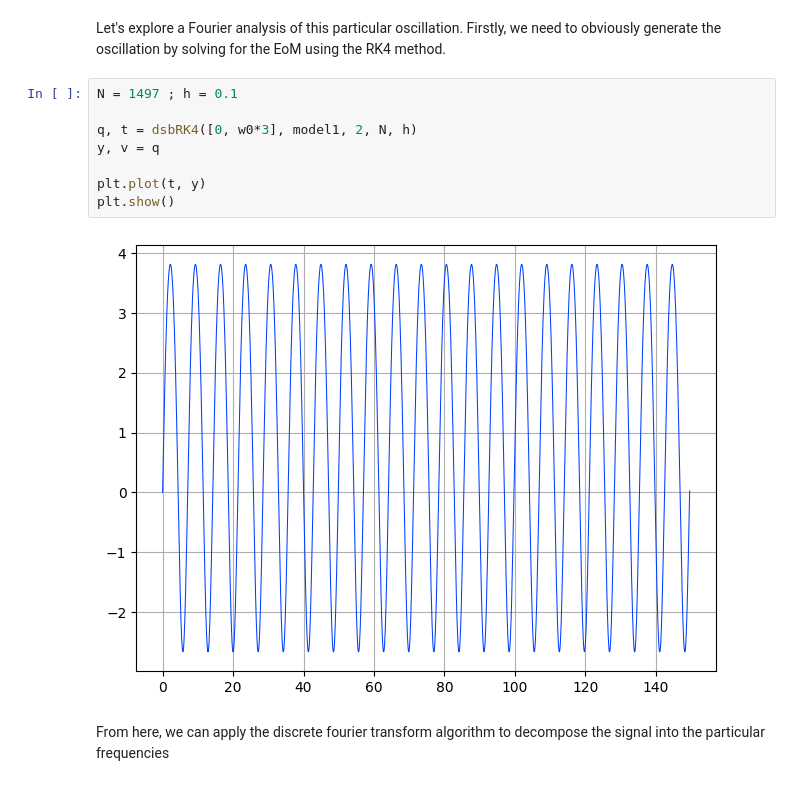
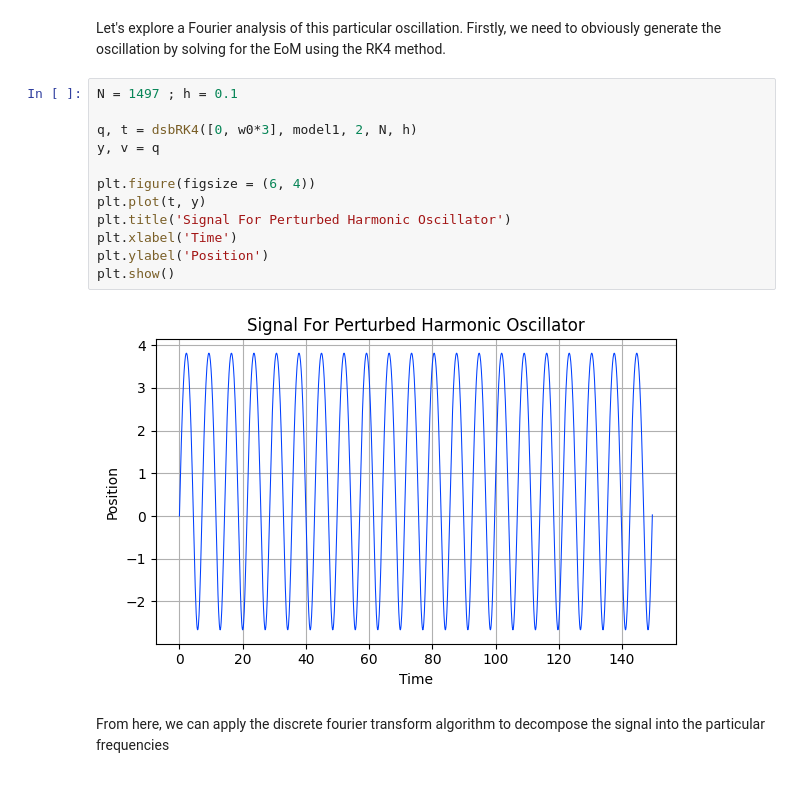
Before and after one commit to dylanbloodworth/LearningNumericalMethods, a Jupyter notebook: Chapter 3/3.4 Fourier.ipynb, the cells around one changed output. Cells and saved outputs as stored; diff of their text form.

Commit message:
Update to 3.4 graphs

```diff
--- a/Chapter 3/3.4 Fourier.ipynb
+++ b/Chapter 3/3.4 Fourier.ipynb
@@ -187,13 +187,17 @@ Let's explore a Fourier analysis of this particular oscillation. Firstly, we nee
 # %%
 N = 1497 ; h = 0.1
 
 q, t = dsbRK4([0, w0*3], model1, 2, N, h)
 y, v = q
 
+plt.figure(figsize = (6, 4))
 plt.plot(t, y)
+plt.title('Signal For Perturbed Harmonic Oscillator')
+plt.xlabel('Time')
+plt.ylabel('Position')
 plt.show()
 # %% [output]
-[figure, old version]
+[figure, new version]
 # %% [markdown]
 From here, we can apply the discrete fourier transform algorithm to decompose the signal into the particular frequencies
 # %%
```
Also changed, not shown: parts of 5 cells of this notebook.
